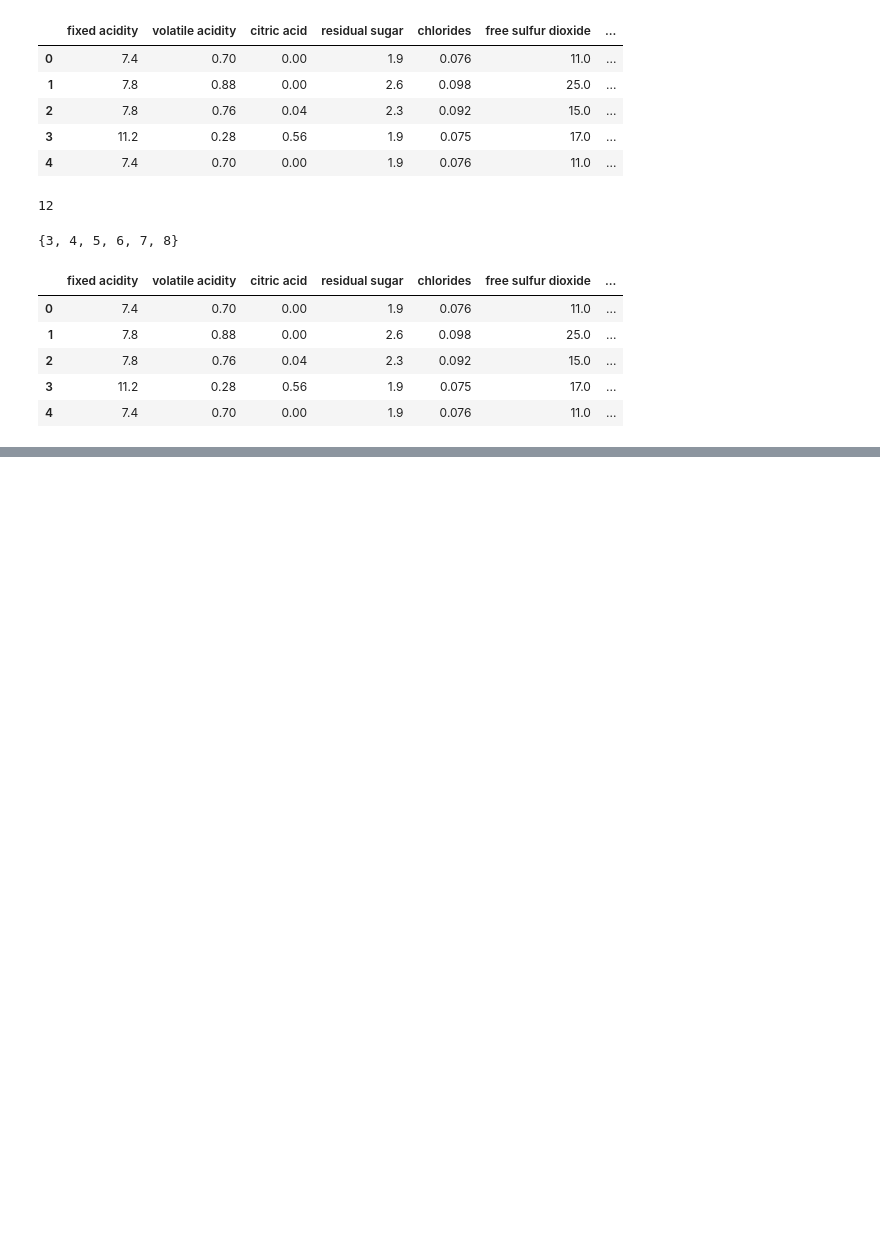
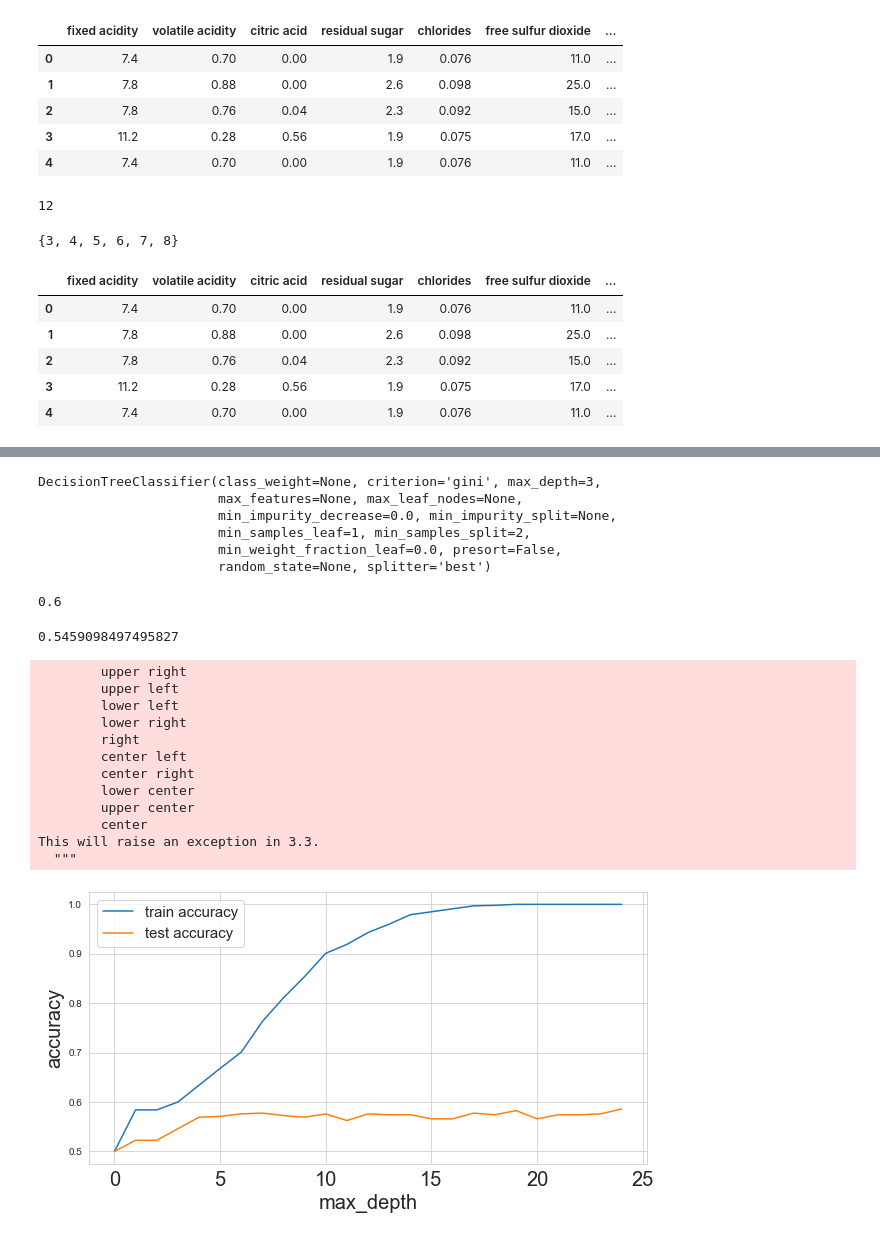
Before and after one commit to manessaraj/MachineLearningSomeConcepts, a Jupyter notebook: Cross Validation.ipynb, the cells around one changed output, grey strips where cells are left out. Cells and saved outputs as stored; diff of their text form; code cells hidden in the pictures; blank space fills up the shorter version.

Commit message:
Adding classifiers and evaluation at different parameters

```diff
--- a/Cross Validation.ipynb
+++ b/Cross Validation.ipynb
@@ -36,0 +70,6 @@ df.head()
+# %%
+classifier = tree.DecisionTreeClassifier(max_depth=3)
+# %%
+features = ['fixed acidity', 'volatile acidity', 'citric acid', 'residual sugar',
+       'chlorides', 'free sulfur dioxide', 'total sulfur dioxide', 'density',
+       'pH', 'sulphates', 'alcohol']
@@ -36,0 +82,9 @@ df.head()
+# %%
+classifier.fit(df_training[features], df_training['quality'])
+# %% [output]
+DecisionTreeClassifier(class_weight=None, criterion='gini', max_depth=3,
+                       max_features=None, max_leaf_nodes=None,
+                       min_impurity_decrease=0.0, min_impurity_split=None,
+                       min_samples_leaf=1, min_samples_split=2,
+                       min_weight_fraction_leaf=0.0, presort=False,
+                       random_state=None, splitter='best')
@@ -36,0 +100,8 @@ df.head()
+# %%
+train_accuracy
+# %% [output]
+0.6
+# %%
+test_accuracy
+# %% [output]
+0.5459098497495827
@@ -36,0 +111,38 @@ df.head()
+# %%
+train_accuracies = [0.5]
+test_accuracies = [0.5]
+
+
+for depth in range(1,25):
+    classifier = tree.DecisionTreeClassifier(max_depth= depth)
+    classifier.fit(df_training[features], df_training.quality)
+    train_prediction = classifier.predict(df_training[features])
+    test_prediction = classifier.predict(df_testing[features])
+    train_acc = metrics.accuracy_score(train_prediction, df_training.quality)
+    test_acc = metrics.accuracy_score(test_prediction, df_testing.quality)
+    train_accuracies.append(train_acc)
+    test_accuracies.append(test_acc)
+# %%
+plt.figure(figsize=(10,5))
+sns.set_style("whitegrid")
+plt.plot(train_accuracies, label="train accuracy")
+plt.plot(test_accuracies, label="test accuracy")
+plt.legend(loc="uppper left", prop={'size': 15})
+plt.xticks(range(0,26, 5))
+plt.xlabel("max_depth", size=20)
+plt.ylabel("accuracy", size=20)
+plt.show()
+# %% [output]
+        upper right
+        upper left
+        lower left
+        lower right
+        right
+        center left
+        center right
+        lower center
+        upper center
+        center
+This will raise an exception in 3.3.
+  """
+[figure, added]
```
Also changed, not shown: parts of 16 cells of this notebook.
